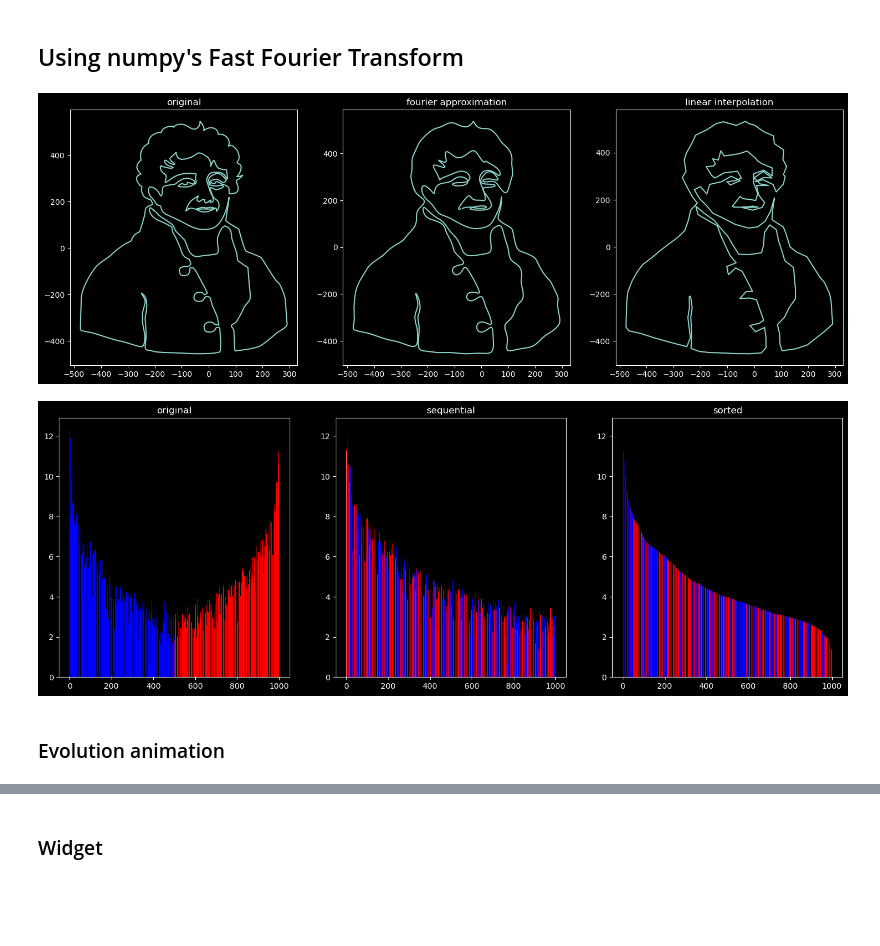
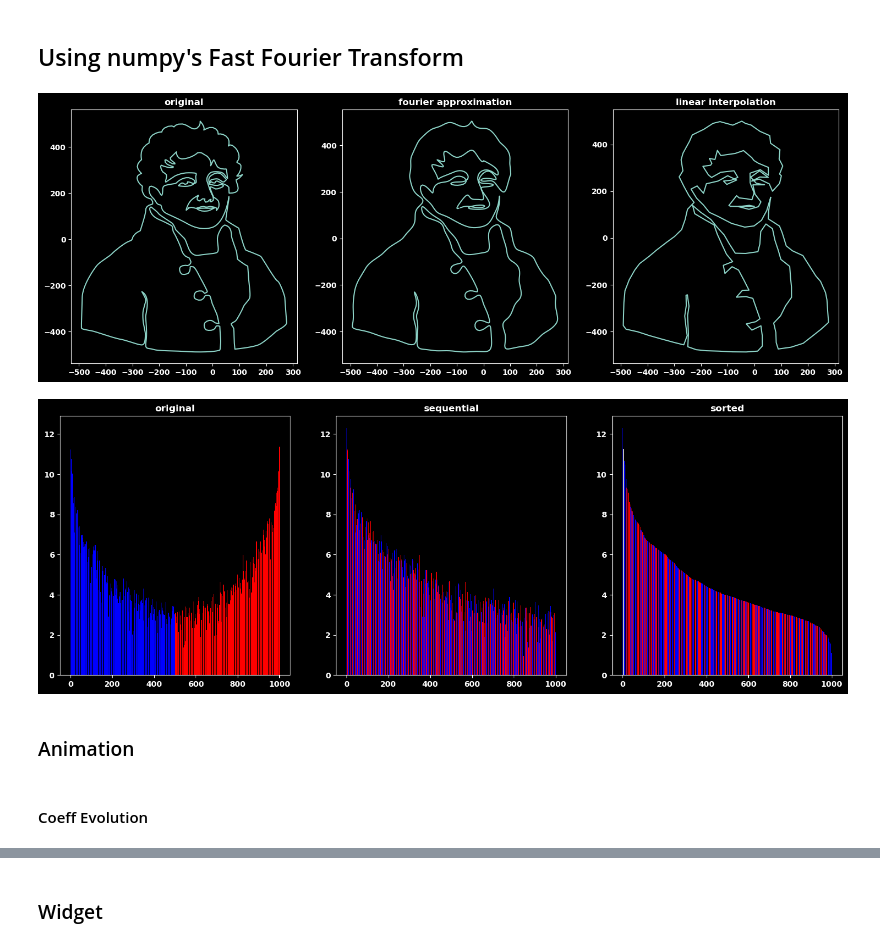
Before and after one commit to Jwalin1/Fourier-series, a Jupyter notebook: notebooks/Fourier_series_FFT.ipynb, the cells around one changed output, grey strips where cells are left out. Cells and saved outputs as stored; diff of their text form; code cells hidden in the pictures; blank space fills up the shorter version.

```diff
--- a/notebooks/Fourier_series_FFT.ipynb
+++ b/notebooks/Fourier_series_FFT.ipynb
@@ -23,38 +25,22 @@ points += shift * np.exp(1j*tau*np.random.rand())
 # %%
 num_coeffs = None  # Would be taken as len(points) if None is passed.
 coeffs = np.fft.fft(points, n=num_coeffs)
 num_coeffs = len(coeffs)
 
-def get_alternating_sequence(n):
-  indices = np.arange(n)           #  0,  1,  2,  3,  4, ...
-  signs = 2*(indices % 2) - 1      # -1,  1, -1,  1, -1, ...
-  magnitudes = (indices + 1) // 2  #  0,  1,  1,  2,  2, ...
-  return signs * magnitudes        #  0,  1, -1,  2, -2, ...
-
-def inv_FFT(coeffs: np.ndarray, num_coeffs: int) -> np.ndarray:
-  '''Zero out the lesser contributing coeffs so that curve length remains the same,
-  and we get a smooth approximation.'''
-  sequence = get_alternating_sequence(num_coeffs)
-  coeffs_partial = np.zeros_like(coeffs)
-  coeffs_partial[sequence] = coeffs[sequence]
-  points_appr = np.fft.ifft(coeffs_partial)
-  return points_appr
-
-
 n_pts_approx = 201
 fig, axs = plt.subplots(1,3, figsize=(18,6))
 axs[0].plot(points.real, points.imag)
 axs[0].set_title('original')
-points_appr = inv_FFT(coeffs, n_pts_approx)
+points_appr = inv_FFT(coeffs, num_coeffs=n_pts_approx)
 axs[1].plot(points_appr.real, points_appr.imag)
 axs[1].set_title('fourier approximation')
 points_appr = np.interp(np.linspace(0,len(points), n_pts_approx),
                         range(len(points)), points)
 axs[2].plot(points_appr.real, points_appr.imag)
 axs[2].set_title('linear interpolation')
 plt.show()
 # %% [output]
-[figure, old version]
+[figure, new version]
 # %%
 ignore_zeroth = False
 freqs = coeffs
@@ -85,5 +71,5 @@ if ignore_zeroth:
   sorted_indices += 1
   sorted_indices = np.insert(sorted_indices, 0, 0)
 # %% [output]
-[figure, old version]
+[figure, new version]
 # %%
@@ -109,5 +79,7 @@ points_apprs = generate_points_approximations(coeffs, 201, None)
 # %% [markdown]
-### Evolution animation
+### Animation
 # %%
 from celluloid import Camera
+# %% [markdown]
+#### Coeff Evolution
 # %%
```
Also changed, not shown: parts of 8 cells of this notebook, 5 other files.
